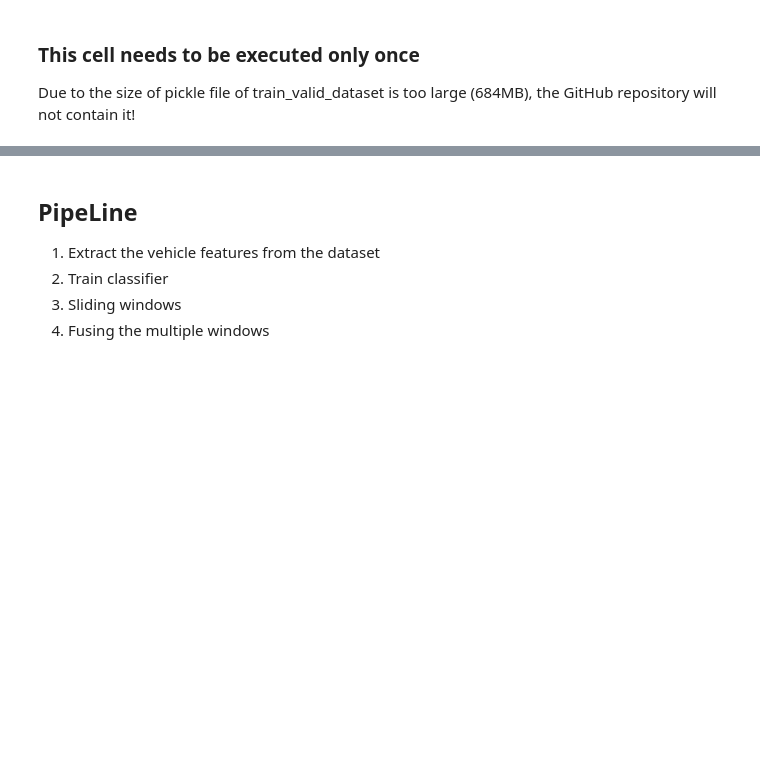
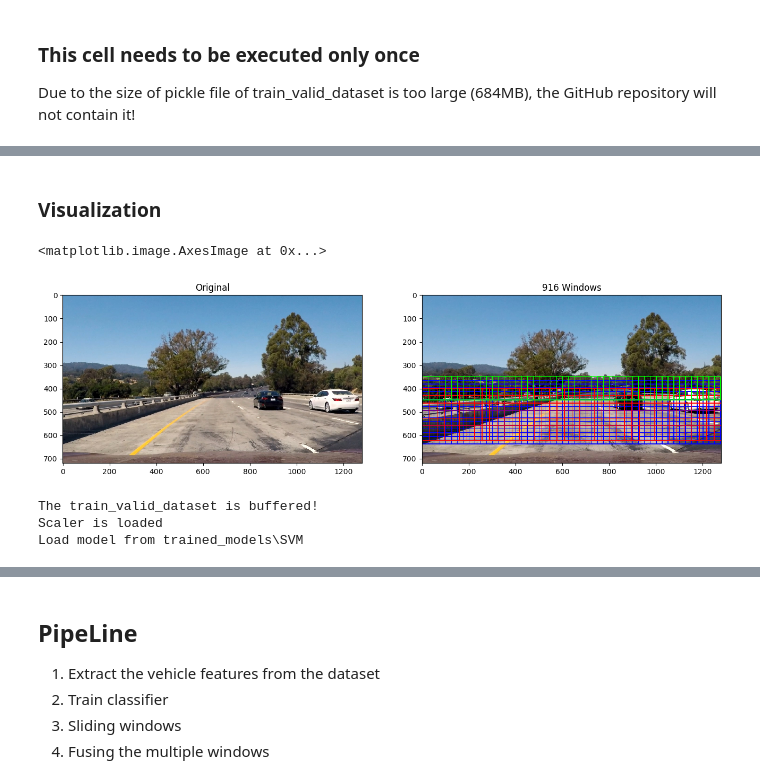
Before and after one commit to Tsuihao/CarND-Vehicle-Detection, a Jupyter notebook: vihicle_detection.ipynb, the cells around one changed output, grey strips where cells are left out. Cells and saved outputs as stored; diff of their text form; code cells hidden in the pictures; blank space fills up the shorter version.

```diff
--- a/vihicle_detection.ipynb
+++ b/vihicle_detection.ipynb
@@ -292,0 +451,26 @@ The valid accuracy is 0.9541103603603603%
+# %% [markdown]
+### Visualization
+# %%
+test_image = mpimg.imread('test_images/test1.jpg')
+
+# Need to draw differnet scale of windows in order to let the feature extraction search differnt ratio
+windows_general = slide_window(test_image, y_start_stop=[350, 650],  xy_window=(100, 64), xy_overlap=(0.75, 0.75))
+windows_bottom = slide_window(test_image, y_start_stop=[400, 650], xy_window=(128, 128), xy_overlap=(0.75, 0.75))
+windows_top = slide_window(test_image, y_start_stop=[350,450], xy_window=(100, 100), xy_overlap=(0.75, 0.75))
+
+windows = windows_general + windows_bottom + windows_top
+
+test_image_windows = draw_boxes(test_image, windows_general)
+test_image_windows = draw_boxes(test_image_windows, windows_bottom, color=(255, 0, 0))
+test_image_windows = draw_boxes(test_image_windows, windows_top, color= (0, 255, 0))
+
+plt.figure(figsize=(16,8), dpi=100)
+plt.subplot(121)
+plt.title('Original')
+plt.imshow(test_image)
+plt.subplot(122)
+plt.title('{} Windows'.format(len(windows)))
+plt.imshow(test_image_windows)
+# %% [output]
+<matplotlib.image.AxesImage at 0x...>
+[figure, added]
@@ -292,0 +506,6 @@ The valid accuracy is 0.9541103603603603%
+# %%
+detector = VehicleDetector()
+# %% [output]
+The train_valid_dataset is buffered!
+Scaler is loaded
+Load model from trained_models\SVM
```
Also changed, not shown: parts of 20 cells of this notebook, 4 other files.
